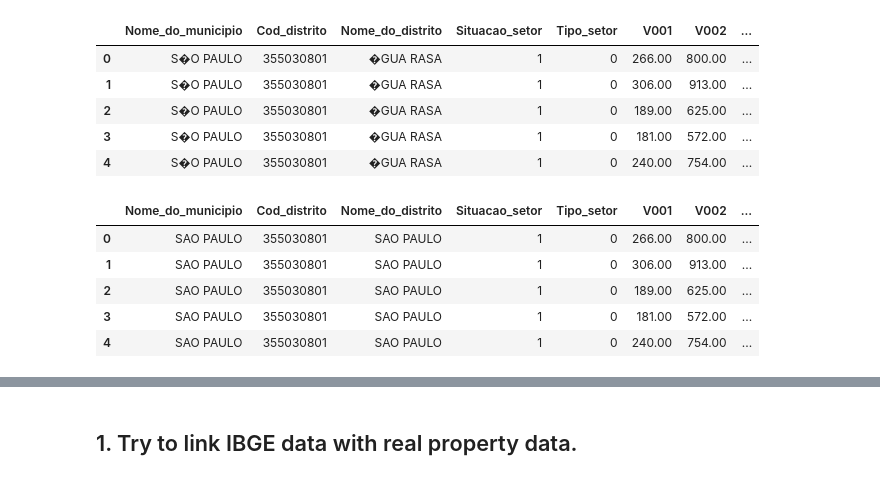
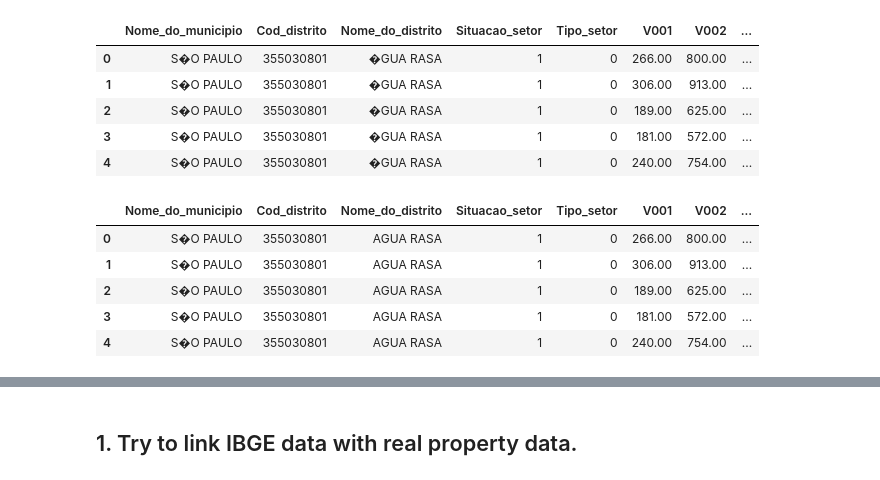
Before and after one commit to brenomfviana/alura-imersao-dados, a Jupyter notebook: Imersão de Dados 4 - Alura - Desafios Dia 3.ipynb, the cells around one changed output, grey strips where cells are left out. Cells and saved outputs as stored; diff of their text form; code cells hidden in the pictures.

Commit message:
Fix pre-processing of IBGE data

```diff
--- a/Imersão de Dados 4 - Alura - Desafios Dia 3.ipynb
+++ b/Imersão de Dados 4 - Alura - Desafios Dia 3.ipynb
@@ -93,13 +93,13 @@ data_ibge.head()
 | 3 | S�O PAULO | 355030801 | �GUA RASA | 1 | 0 | 181.00 | 572.00 | ... |
 | 4 | S�O PAULO | 355030801 | �GUA RASA | 1 | 0 | 240.00 | 754.00 | ... |
 # %%
-data_ibge["Nome_do_municipio"] = data_ibge["Nome_do_municipio"].str.replace('�', 'A', regex = True)
-data_ibge["Nome_do_distrito"] = data_ibge["Nome_do_municipio"].str.replace('�', 'A', regex = True)
+data_ibge["Nome_do_distrito"] = data_ibge["Nome_do_distrito"].str.replace('�', 'A', regex = True)
+data_ibge["Nome_do_distrito"] = data_ibge["Nome_do_distrito"].str.replace('�', 'A', regex = True)
 data_ibge.head()
 # %% [output]
 |  | Nome_do_municipio | Cod_distrito | Nome_do_distrito | Situacao_setor | Tipo_setor | V001 | V002 | ... |
-| 0 | SAO PAULO | 355030801 | SAO PAULO | 1 | 0 | 266.00 | 800.00 | ... |
-| 1 | SAO PAULO | 355030801 | SAO PAULO | 1 | 0 | 306.00 | 913.00 | ... |
-| 2 | SAO PAULO | 355030801 | SAO PAULO | 1 | 0 | 189.00 | 625.00 | ... |
-| 3 | SAO PAULO | 355030801 | SAO PAULO | 1 | 0 | 181.00 | 572.00 | ... |
-| 4 | SAO PAULO | 355030801 | SAO PAULO | 1 | 0 | 240.00 | 754.00 | ... |
+| 0 | S�O PAULO | 355030801 | AGUA RASA | 1 | 0 | 266.00 | 800.00 | ... |
+| 1 | S�O PAULO | 355030801 | AGUA RASA | 1 | 0 | 306.00 | 913.00 | ... |
+| 2 | S�O PAULO | 355030801 | AGUA RASA | 1 | 0 | 189.00 | 625.00 | ... |
+| 3 | S�O PAULO | 355030801 | AGUA RASA | 1 | 0 | 181.00 | 572.00 | ... |
+| 4 | S�O PAULO | 355030801 | AGUA RASA | 1 | 0 | 240.00 | 754.00 | ... |
```
Also changed, not shown: parts of 4 cells of this notebook.
